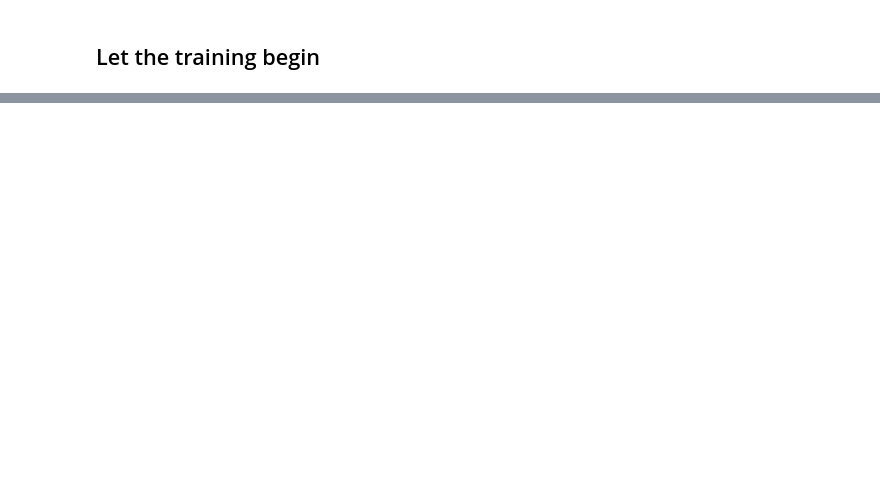
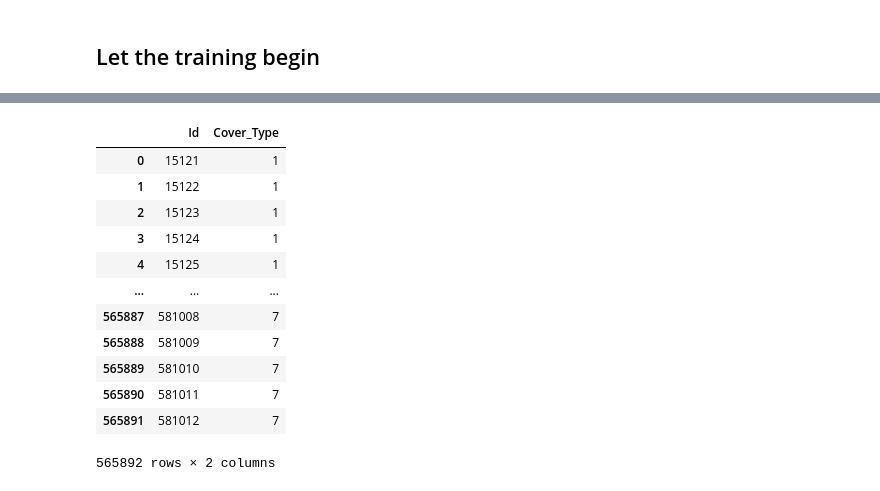
Before and after one commit to kwarc-agat/forest-cover, a Jupyter notebook: forest_ANN.ipynb, the cells around one changed output, grey strips where cells are left out. Saved outputs shown, nothing was run; the diff lists cells and outputs as text; code cells hidden in the pictures; blank space fills up the shorter version.

```diff
--- a/forest_ANN.ipynb
+++ b/forest_ANN.ipynb
@@ -184,0 +303,3 @@ model.fit(X, y, epochs=15, batch_size=BATCH_SIZE)
+# %%
+test_pred = model.predict(processed_test_set)
+test_pred
@@ -184,0 +314,27 @@ model.fit(X, y, epochs=15, batch_size=BATCH_SIZE)
+# %%
+submission_pred = list()
+for i in range(len(test_pred)):
+    submission_pred.append(np.argmax(test_pred[i])+1)
+# %%
+submission_df = pd.DataFrame(
+    {
+        'Id': test_set["Id"],
+        'Cover_Type': submission_pred
+    },
+    columns=['Id', 'Cover_Type']
+)
+submission_df
+# %% [output]
+|  | Id | Cover_Type |
+| 0 | 15121 | 1 |
+| 1 | 15122 | 1 |
+| 2 | 15123 | 1 |
+| 3 | 15124 | 1 |
+| 4 | 15125 | 1 |
+| ... | ... | ... |
+| 565887 | 581008 | 7 |
+| 565888 | 581009 | 7 |
+| 565889 | 581010 | 7 |
+| 565890 | 581011 | 7 |
+| 565891 | 581012 | 7 |
+565892 rows × 2 columns
```
Also changed, not shown: parts of 28 cells of this notebook.
